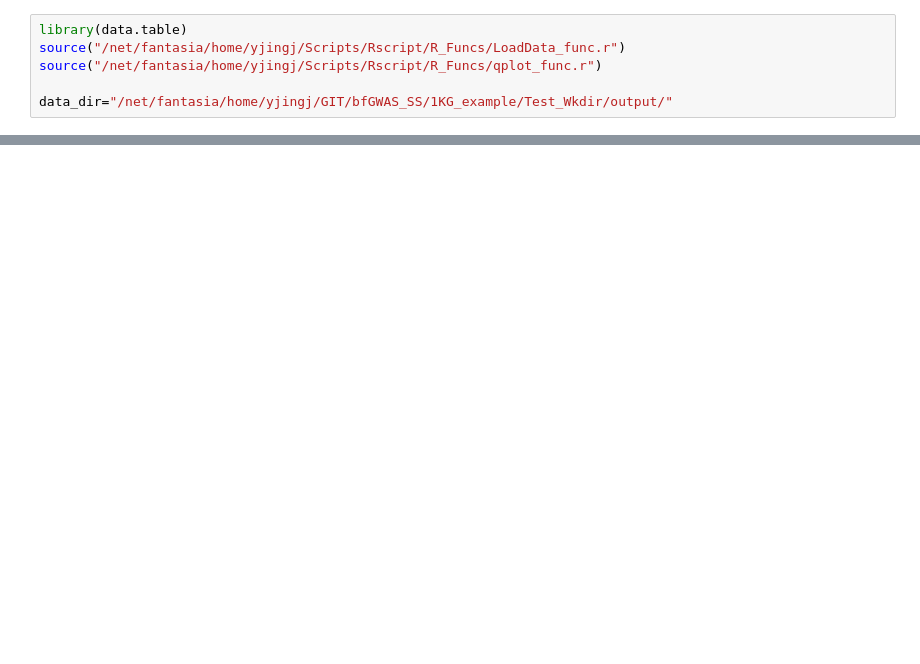
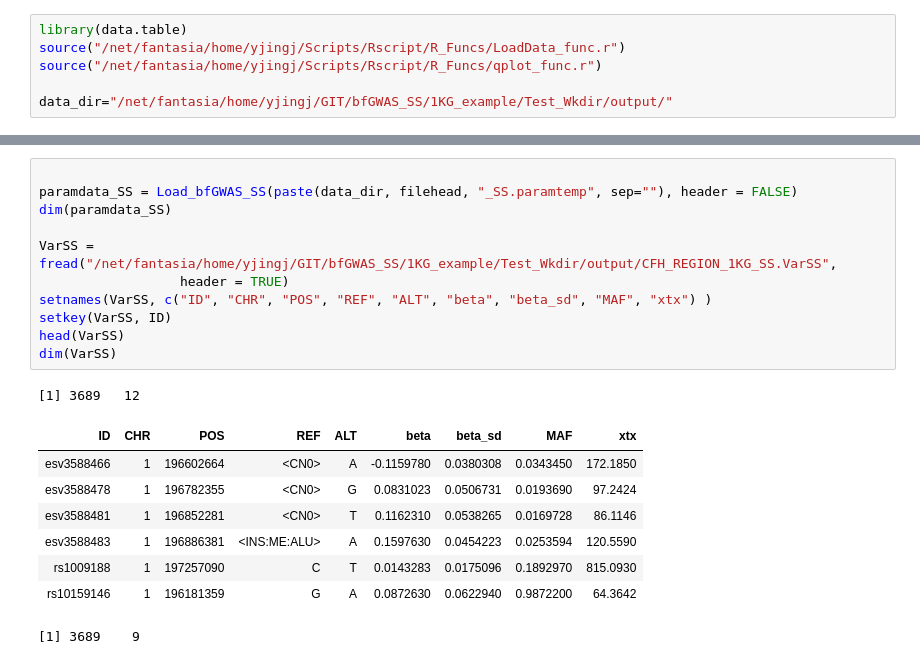
Before and after one commit to jche453/BGW-TWAS, a Jupyter notebook: 1KG_example/Test_Wkdir/output/TestRscript.ipynb, the cells around one changed output, grey strips where cells are left out. Cells and saved outputs as stored; diff of their text form; blank space fills up the shorter version.

```diff
--- a/1KG_example/Test_Wkdir/output/TestRscript.ipynb
+++ b/1KG_example/Test_Wkdir/output/TestRscript.ipynb
@@ -6,0 +23,21 @@ data_dir="/net/fantasia/home/yjingj/GIT/bfGWAS_SS/1KG_example/Test_Wkdir/output/
+# %%
+
+paramdata_SS = Load_bfGWAS_SS(paste(data_dir, filehead, "_SS.paramtemp", sep=""), header = FALSE)
+dim(paramdata_SS)
+
+VarSS = fread("/net/fantasia/home/yjingj/GIT/bfGWAS_SS/1KG_example/Test_Wkdir/output/CFH_REGION_1KG_SS.VarSS",
+                  header = TRUE)
+setnames(VarSS, c("ID", "CHR", "POS", "REF", "ALT", "beta", "beta_sd", "MAF", "xtx") )
+setkey(VarSS, ID)
+head(VarSS)
+dim(VarSS)
+# %% [output]
+[1] 3689   12
+| ID | CHR | POS | REF | ALT | beta | beta_sd | MAF | xtx |
+| esv3588466 | 1 | 196602664 | <CN0> | A | -0.1159780 | 0.0380308 | 0.0343450 | 172.1850 |
+| esv3588478 | 1 | 196782355 | <CN0> | G | 0.0831023 | 0.0506731 | 0.0193690 | 97.2424 |
+| esv3588481 | 1 | 196852281 | <CN0> | T | 0.1162310 | 0.0538265 | 0.0169728 | 86.1146 |
+| esv3588483 | 1 | 196886381 | <INS:ME:ALU> | A | 0.1597630 | 0.0454223 | 0.0253594 | 120.5590 |
+| rs1009188 | 1 | 197257090 | C | T | 0.0143283 | 0.0175096 | 0.1892970 | 815.0930 |
+| rs10159146 | 1 | 196181359 | G | A | 0.0872630 | 0.0622940 | 0.9872200 | 64.3642 |
+[1] 3689    9
```
Also changed, not shown: parts of 10 cells of this notebook, 34 other files.
